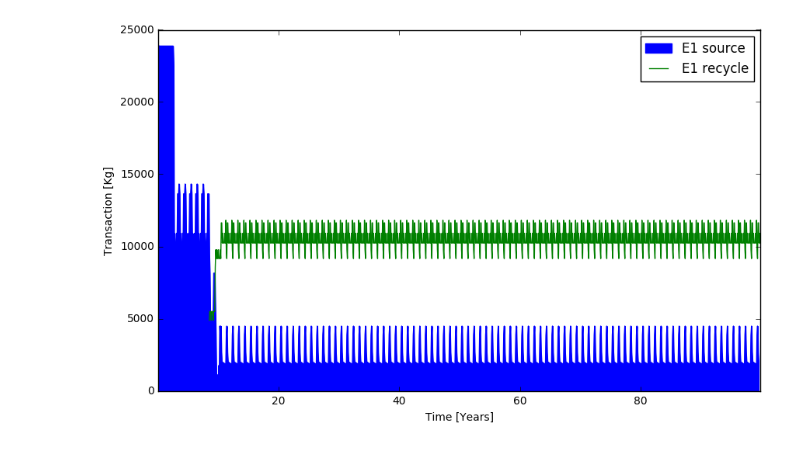
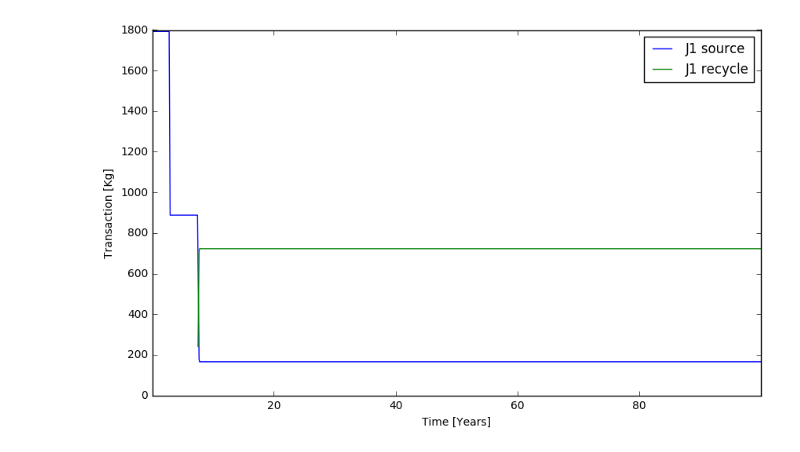
Before and after one commit to Baaaaam/EG30, a Jupyter notebook: EG30_analysis.ipynb, the cells around one changed output. Cells and saved outputs as stored; diff of their text form; code cells hidden in the pictures.

```diff
--- a/EG30_analysis.ipynb
+++ b/EG30_analysis.ipynb
@@ -6,3 +6,4 @@ import matplotlib.pyplot as plt
 # %%
 import cymetric as cym
 db = cym.dbopen('cyclus.sqlite')
+eval= cym.Evaluator(db, False)
@@ -9,18 +38,16 @@ db = cym.dbopen('cyclus.sqlite')
 # %%
-E1_pu_src = com.get_transaction_timeseries(db, 'E1_alt_src', 'FBR_driver_fabrication', ['pu238','pu239','pu240','pu241','pu242'])
-E1_pu_src.reset_index(inplace=True)
-E1_pu = com.get_transaction_timeseries(db, 'Storage_E1', 'FBR_driver_fabrication', ['pu238','pu239','pu240','pu241','pu242'])
-E1_pu.reset_index(inplace=True)
+J1_pu_src = com.get_transaction_timeseries(eval, send_list=['J1_TRU_alt_src'], rec_list=['FBR_driver_fabrication'], nuc_list=['pu238','pu239','pu240','pu241','pu242'])
+J1_pu = com.get_transaction_timeseries(eval, send_list=['Storage_J1_TRU'], rec_list=['FBR_driver_fabrication'], nuc_list=['pu238','pu239','pu240','pu241','pu242'])
 # %%
-E1_pu_src = pd.DataFrame({'Time': E1_pu_src.Time/12., 'E1 source': E1_pu_src.Quantity})
-E1_pu_src = E1_pu_src.groupby('Time').sum()
-E1_pu = pd.DataFrame({'Time': E1_pu.Time/12., 'E1 recycle': E1_pu.Quantity})
-E1_pu = E1_pu.groupby('Time').sum()
+J1_pu_src_ = pd.DataFrame({'Time': J1_pu_src.Time/12., 'J1 source': J1_pu_src.Mass})
+J1_pu_src_ = J1_pu_src_.groupby('Time').sum()
+J1_pu_ = pd.DataFrame({'Time': J1_pu.Time/12., 'J1 recycle': J1_pu.Mass})
+J1_pu_ = J1_pu_.groupby('Time').sum()
 
-e1x = E1_pu_src.plot(kind='area', figsize=(10, 6))
-E1_pu.plot(ax=e1x)
+j1x = J1_pu_src_.plot(kind='line', figsize=(10, 6))
+J1_pu_.plot(ax=j1x)
 plt.xlabel('Time [Years]')
 plt.ylabel('Transaction [Kg]')
 plt.savefig('test.png', dpi=326)
 # %% [output]
-[figure, old version]
+[figure, new version]
```
Also changed, not shown: parts of 12 cells of this notebook.
